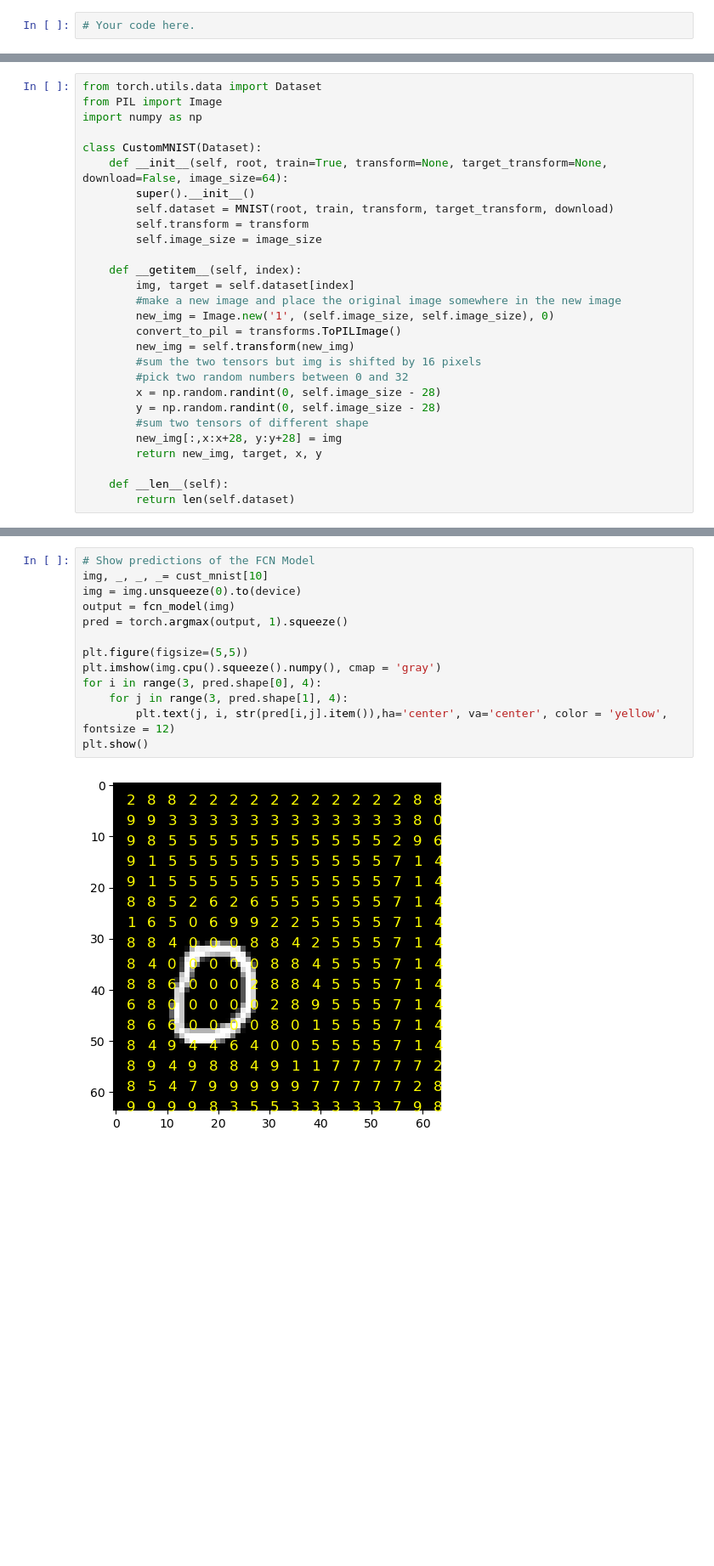
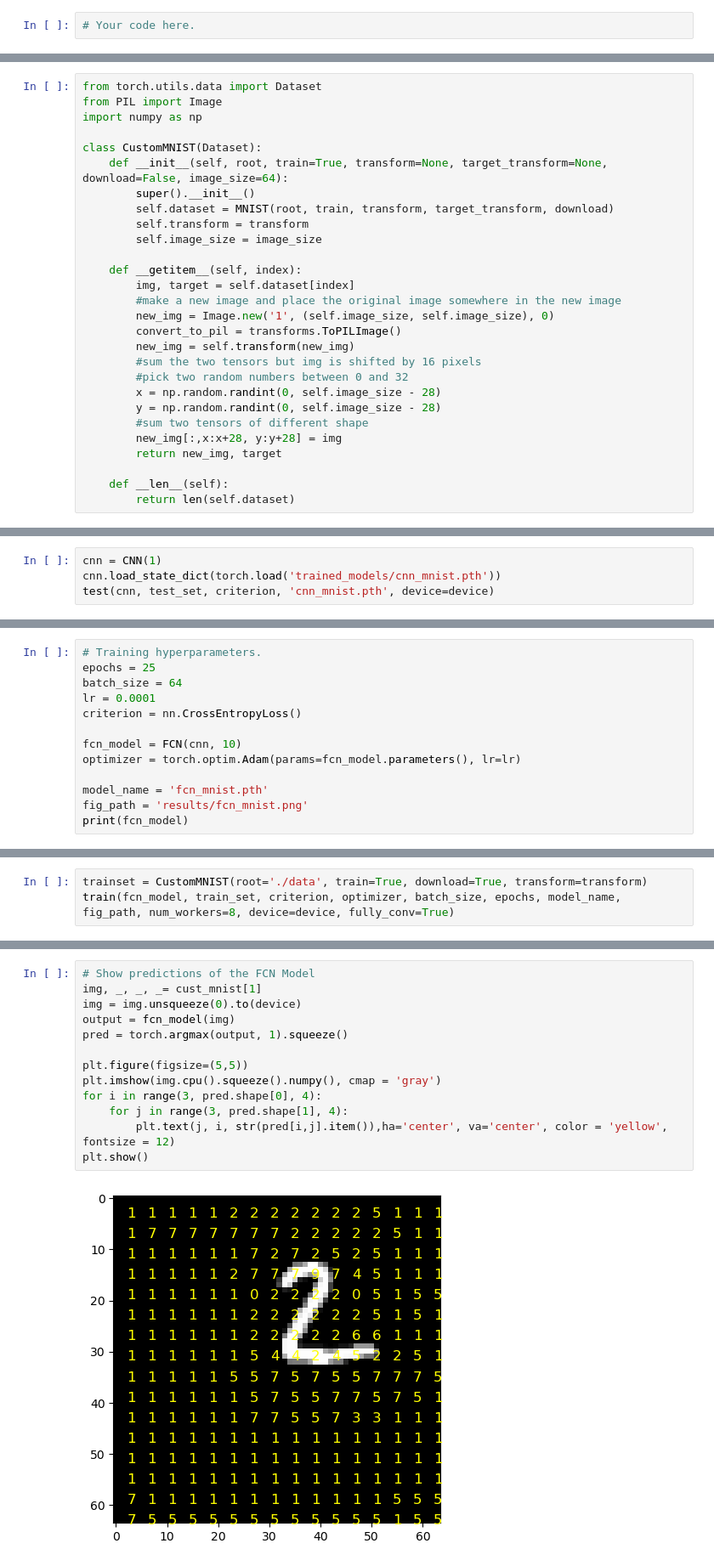
Before and after one commit to thomasdelmoro21/dla_laboratories, a Jupyter notebook: Lab1/Lab1.ipynb, the cells around one changed output, grey strips where cells are left out. Shown at 85% size. Drawn from its saved outputs; the diff is of its cells as text; blank space fills up the shorter version.

Commit message:
Completed Lab1 and README 1. Added trained models to the repository

```diff
--- a/Lab1/Lab1.ipynb
+++ b/Lab1/Lab1.ipynb
@@ -649,7 +728,7 @@ class CustomMNIST(Dataset):
         y = np.random.randint(0, self.image_size - 28)
         #sum two tensors of different shape
         new_img[:,x:x+28, y:y+28] = img
-        return new_img, target, x, y
+        return new_img, target
 
     def __len__(self):
         return len(self.dataset)
@@ -670,0 +752,4 @@ plt.show()
+# %%
+cnn = CNN(1)
+cnn.load_state_dict(torch.load('trained_models/cnn_mnist.pth'))
+test(cnn, test_set, criterion, 'cnn_mnist.pth', device=device)
@@ -670,0 +776,13 @@ plt.show()
+# %%
+# Training hyperparameters.
+epochs = 25
+batch_size = 64
+lr = 0.0001
+criterion = nn.CrossEntropyLoss()
+
+fcn_model = FCN(cnn, 10)
+optimizer = torch.optim.Adam(params=fcn_model.parameters(), lr=lr)
+
+model_name = 'fcn_mnist.pth'
+fig_path = 'results/fcn_mnist.png'
+print(fcn_model)
@@ -670,0 +804,3 @@ plt.show()
+# %%
+trainset = CustomMNIST(root='./data', train=True, download=True, transform=transform)
+train(fcn_model, train_set, criterion, optimizer, batch_size, epochs, model_name, fig_path, num_workers=8, device=device, fully_conv=True)
@@ -671,18 +846,18 @@ plt.show()
 # %%
 # Show predictions of the FCN Model
-img, _, _, _= cust_mnist[10]
+img, _, _, _= cust_mnist[1]
 img = img.unsqueeze(0).to(device)
 output = fcn_model(img)
 pred = torch.argmax(output, 1).squeeze()
 
 plt.figure(figsize=(5,5))
 plt.imshow(img.cpu().squeeze().numpy(), cmap = 'gray')
 for i in range(3, pred.shape[0], 4):
     for j in range(3, pred.shape[1], 4):
         plt.text(j, i, str(pred[i,j].item()),ha='center', va='center', color = 'yellow', fontsize = 12)
 plt.show()
 # %% [output]
-[figure, old version]
+[figure, new version]
 # %% [markdown]
 ### Exercise 2.3: *Explain* the predictions of a CNN
 
```
Also changed, not shown: parts of 47 cells of this notebook, 25 other files.
